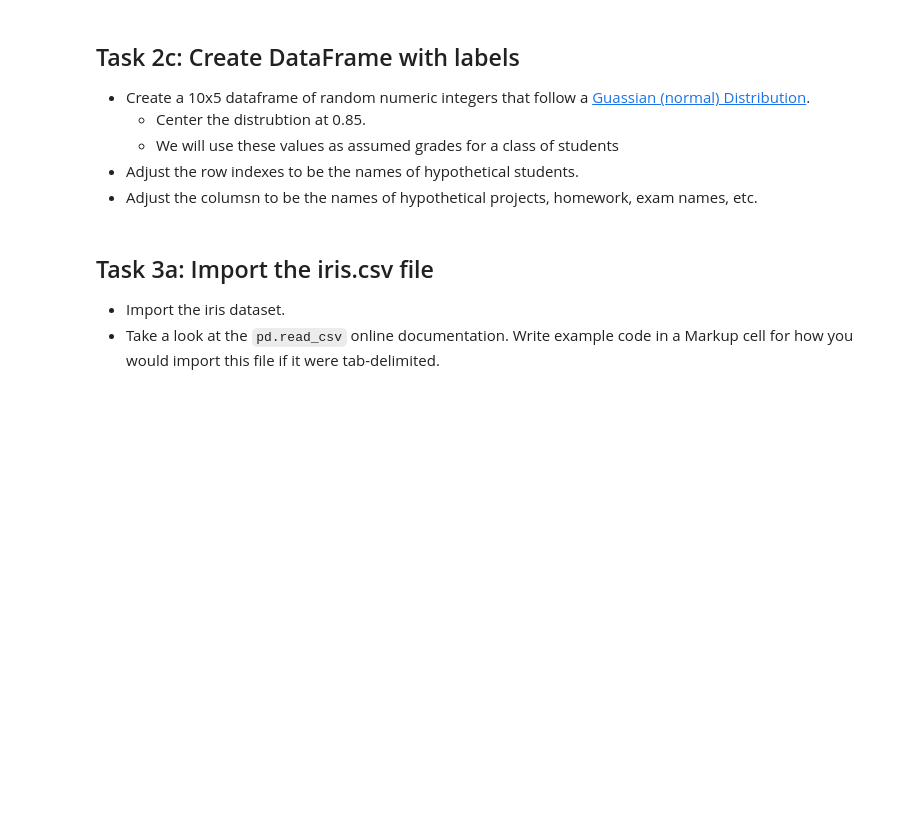
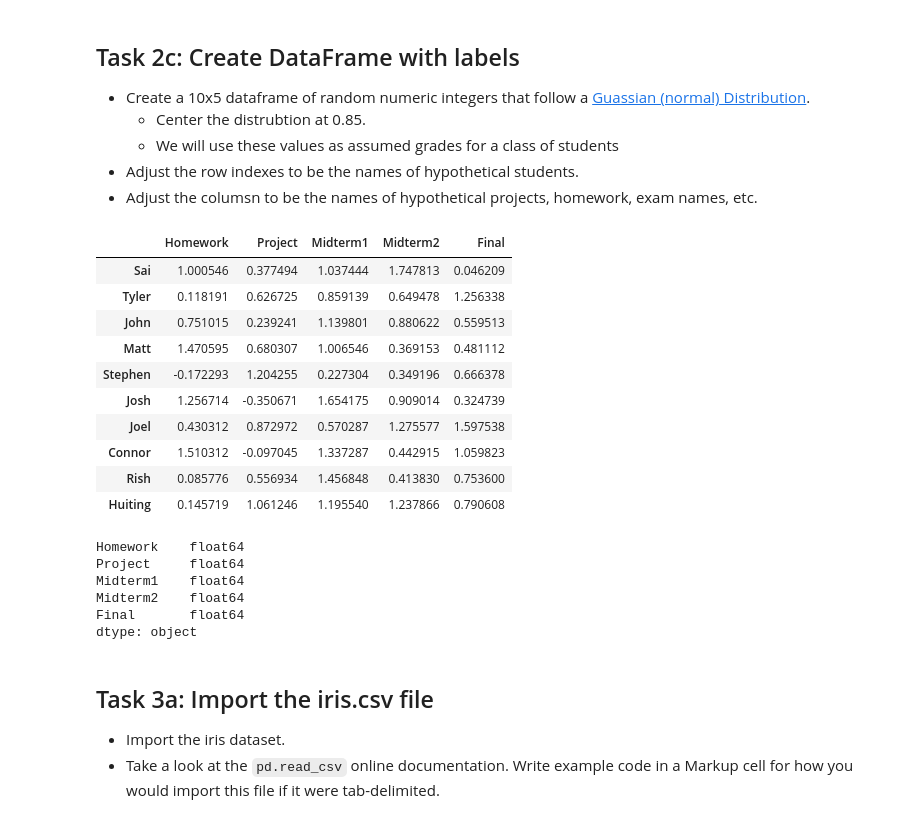
Before and after one commit to saioruganti/Data-Analytics-With-Python, a Jupyter notebook: L03-Pandas_Part1-Practice.ipynb, the cells around one changed output. Drawn from its saved outputs; the diff is of its cells as text; code cells hidden in the pictures; blank space fills up the shorter version.

```diff
--- a/L03-Pandas_Part1-Practice.ipynb
+++ b/L03-Pandas_Part1-Practice.ipynb
@@ -26,6 +96,32 @@ Follow along with the teaching material in the lesson. Throughout the tutorial s
   + We will use these values as assumed grades for a class of students
 + Adjust the row indexes to be the names of hypothetical students.
 + Adjust the columsn to be the names of hypothetical projects, homework, exam names, etc.
+# %%
+grades = pd.DataFrame(np.random.normal(loc=0.85,scale = 0.5,size=(10,5)), index = ['Sai','Tyler','John','Matt','Stephen','Josh',
+                                                                                  'Joel','Connor','Rish','Huiting'],
+                     columns=['Homework','Project','Midterm1','Midterm2','Final'])
+grades
+# %% [output]
+|  | Homework | Project | Midterm1 | Midterm2 | Final |
+| Sai | 1.000546 | 0.377494 | 1.037444 | 1.747813 | 0.046209 |
+| Tyler | 0.118191 | 0.626725 | 0.859139 | 0.649478 | 1.256338 |
+| John | 0.751015 | 0.239241 | 1.139801 | 0.880622 | 0.559513 |
+| Matt | 1.470595 | 0.680307 | 1.006546 | 0.369153 | 0.481112 |
+| Stephen | -0.172293 | 1.204255 | 0.227304 | 0.349196 | 0.666378 |
+| Josh | 1.256714 | -0.350671 | 1.654175 | 0.909014 | 0.324739 |
+| Joel | 0.430312 | 0.872972 | 0.570287 | 1.275577 | 1.597538 |
+| Connor | 1.510312 | -0.097045 | 1.337287 | 0.442915 | 1.059823 |
+| Rish | 0.085776 | 0.556934 | 1.456848 | 0.413830 | 0.753600 |
+| Huiting | 0.145719 | 1.061246 | 1.195540 | 1.237866 | 0.790608 |
+# %%
+grades.dtypes
+# %% [output]
+Homework    float64
+Project     float64
+Midterm1    float64
+Midterm2    float64
+Final       float64
+dtype: object
 # %% [markdown]
 ## Task 3a: Import the iris.csv file
 
```
Also changed, not shown: parts of 18 cells of this notebook, 3 other files.
